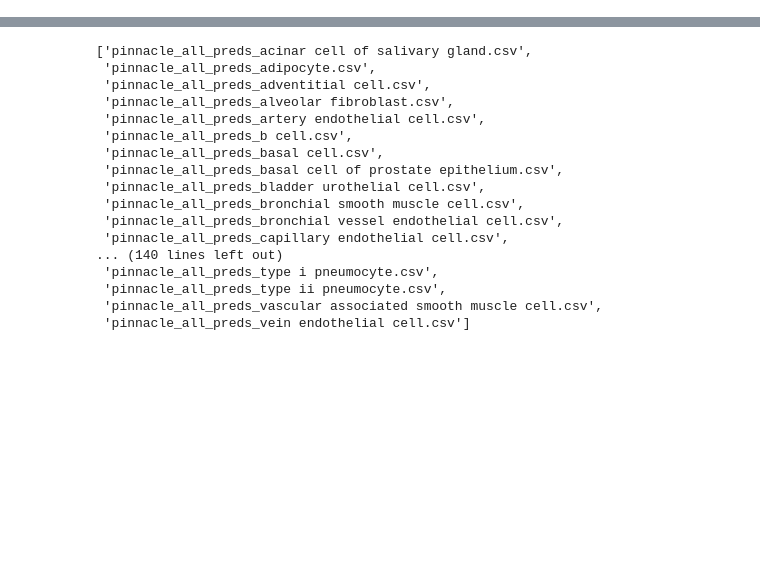
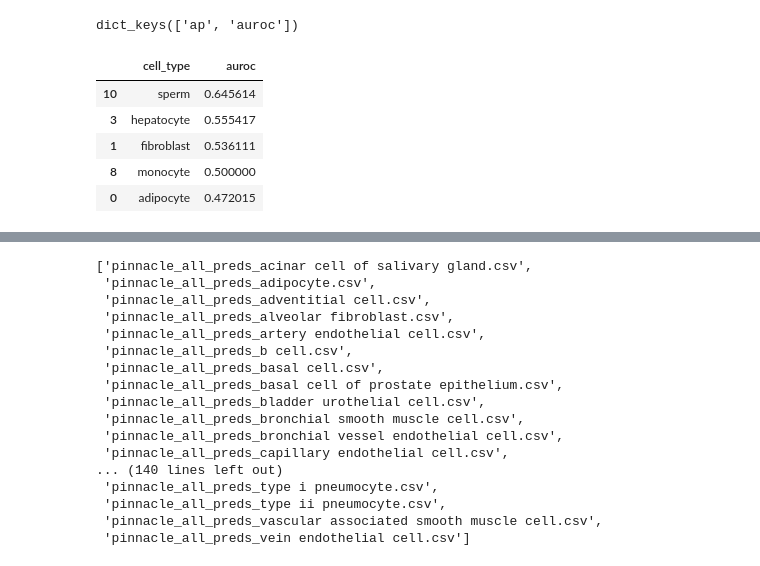
Before and after one commit to yuvaramsingh94/PINNACLE, a Jupyter notebook: yuv_notebook/FT_result_analysis.ipynb, the cells around one changed output, grey strips where cells are left out. Cells and saved outputs as stored; diff of their text form; code cells hidden in the pictures; blank space fills up the shorter version.

```diff
--- a/yuv_notebook/FT_result_analysis.ipynb
+++ b/yuv_notebook/FT_result_analysis.ipynb
@@ -3,2 +4,24 @@ import os
 import numpy as np
 import pandas as pd
+# %%
+FT_result_dir = os.path.join("..","results","EFO_0003884",)
+
+## Load the evaluaiton results file, its mentioend as json
+with open(os.path.join(FT_result_dir, "evaluation_results","pinnacle_seed=1","pinnacle_EFO_0003884_results.csv"), "r") as f:
+    eval_results = json.load(f)
+eval_results.keys()
+# %% [output]
+dict_keys(['ap', 'auroc'])
+# %%
+eval_results["auroc"]
+celltype_auroc_df = pd.DataFrame.from_dict(eval_results["auroc"], orient="index", columns=["auroc"])
+celltype_auroc_df = celltype_auroc_df.reset_index().rename(columns={"index":"cell_type"}).sort_values("auroc", ascending=False)
+celltype_auroc_df.to_csv(os.path.join(FT_result_dir,"celltype_rank_auroc.csv"),index=False)
+celltype_auroc_df.head()
+# %% [output]
+|  | cell_type | auroc |
+| 10 | sperm | 0.645614 |
+| 3 | hepatocyte | 0.555417 |
+| 1 | fibroblast | 0.536111 |
+| 8 | monocyte | 0.500000 |
+| 0 | adipocyte | 0.472015 |
```
Also changed, not shown: parts of 11 cells of this notebook, 19 other files.
